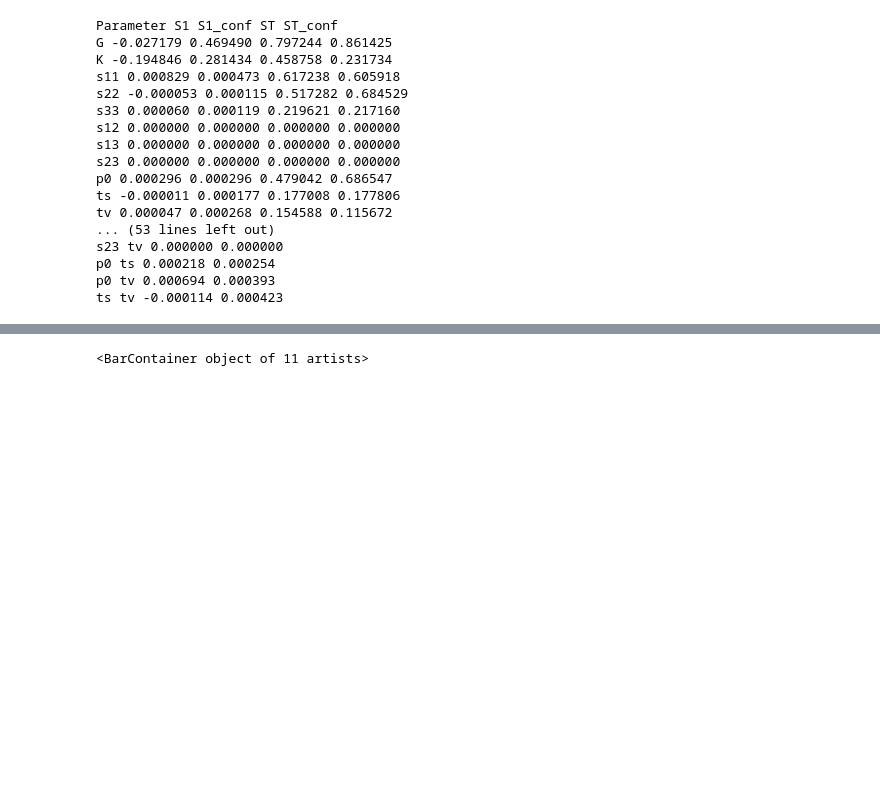
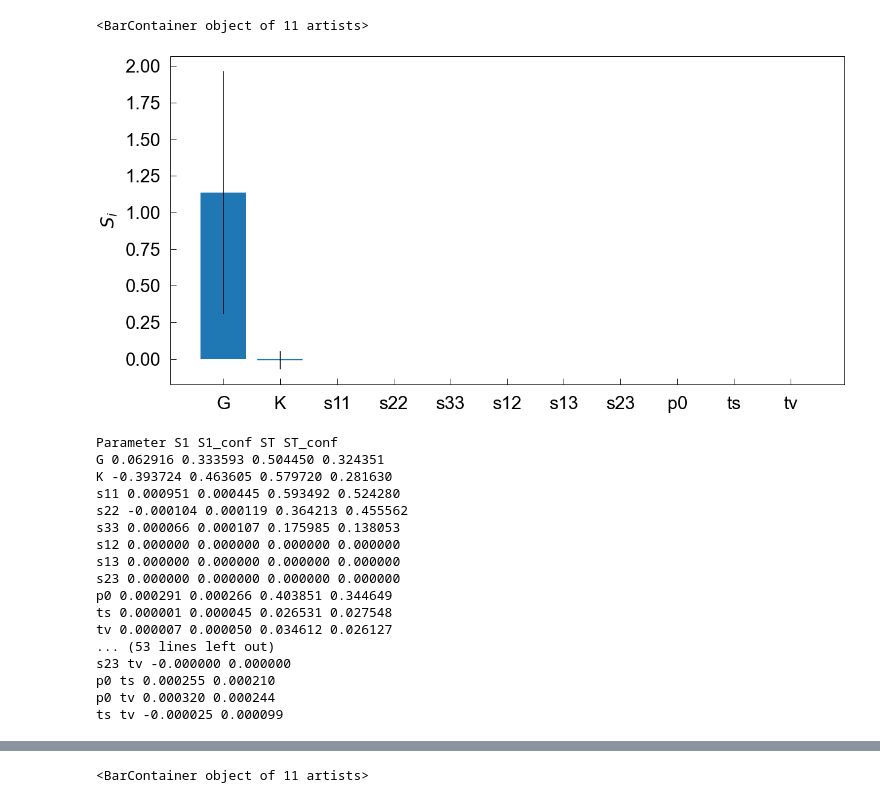
Before and after one commit to hiroro9/Sobol-ASR, a Jupyter notebook: ASR-eachTime.ipynb, the cells around one changed output, grey strips where cells are left out. Drawn from its saved outputs; the diff is of its cells as text; code cells hidden in the pictures; blank space fills up the shorter version.

Commit message:
add plot program

```diff
--- a/ASR-eachTime.ipynb
+++ b/ASR-eachTime.ipynb
@@ -29,8 +29,8 @@ plt.rcParams["axes.labelpad"] = 10
 # %%
 def ASR( G, K, s11, s22, s33, s12, s13, s23, p0,ts, tv):
     #n = np.matrix([[n11,n12,n13,n14,n15,n16, n17, n18, n19],[n21,n22,n23,n24,n25,n26, n27, n28, n29],[n31,n32,n33,n34,n35,n36, n37, n38, n39]])
-    t = 5
-    nn = np.matrix([[1],[0],[0]])
+    t = 25
+    nn = np.matrix([[1],[1],[0]])
     n = nn / np.linalg.norm(nn)
 
     Jav = (1-np.exp(-t/tv))/(3*K*10**3)
@@ -67,3 +67,10 @@ problem = {
 }
 # %%
 param_values = saltelli.sample(problem, 100000)
+# %%
+Y2 = np.zeros([param_values.shape[0]])
+
+for i, (G, K, s11, s22, s33, s12, s13, s23, p0, ts, tv) in enumerate(param_values):
+    Y2[i] = ASR(G, K,s11, s22, s33, s12, s13, s23, p0,  ts, tv)
+
+Si2 = sobol.analyze(problem, Y2, print_to_console=True)
@@ -70,3 +95,11 @@ param_values = saltelli.sample(problem, 100000)
+# %%
+x = np.arange(problem['num_vars'])
+plt.xticks(x, problem['names'])
+plt.ylabel('$S_{i}$')
+plt.bar(x, Si2['S1'], yerr = Si2['S1_conf'])
+# %% [output]
+<BarContainer object of 11 artists>
+[figure, added]
 # %%
 Y = np.zeros([param_values.shape[0]])
 
@@ -76,19 +109,19 @@ for i, (G, K, s11, s22, s33, s12, s13, s23, p0, ts, tv) in enumerate(param_value
 Si = sobol.analyze(problem, Y, print_to_console=True)
 # %% [output]
 Parameter S1 S1_conf ST ST_conf
-G -0.027179 0.469490 0.797244 0.861425
-K -0.194846 0.281434 0.458758 0.231734
-s11 0.000829 0.000473 0.617238 0.605918
-s22 -0.000053 0.000115 0.517282 0.684529
-s33 0.000060 0.000119 0.219621 0.217160
+G 0.062916 0.333593 0.504450 0.324351
+K -0.393724 0.463605 0.579720 0.281630
+s11 0.000951 0.000445 0.593492 0.524280
+s22 -0.000104 0.000119 0.364213 0.455562
+s33 0.000066 0.000107 0.175985 0.138053
 s12 0.000000 0.000000 0.000000 0.000000
 s13 0.000000 0.000000 0.000000 0.000000
 s23 0.000000 0.000000 0.000000 0.000000
-p0 0.000296 0.000296 0.479042 0.686547
-ts -0.000011 0.000177 0.177008 0.177806
-tv 0.000047 0.000268 0.154588 0.115672
+p0 0.000291 0.000266 0.403851 0.344649
+ts 0.000001 0.000045 0.026531 0.027548
+tv 0.000007 0.000050 0.034612 0.026127
 ... (53 lines left out)
-s23 tv 0.000000 0.000000
-p0 ts 0.000218 0.000254
-p0 tv 0.000694 0.000393
-ts tv -0.000114 0.000423
+s23 tv -0.000000 0.000000
+p0 ts 0.000255 0.000210
+p0 tv 0.000320 0.000244
+ts tv -0.000025 0.000099
```
Also changed, not shown: parts of 3 cells of this notebook, 7 other files.
